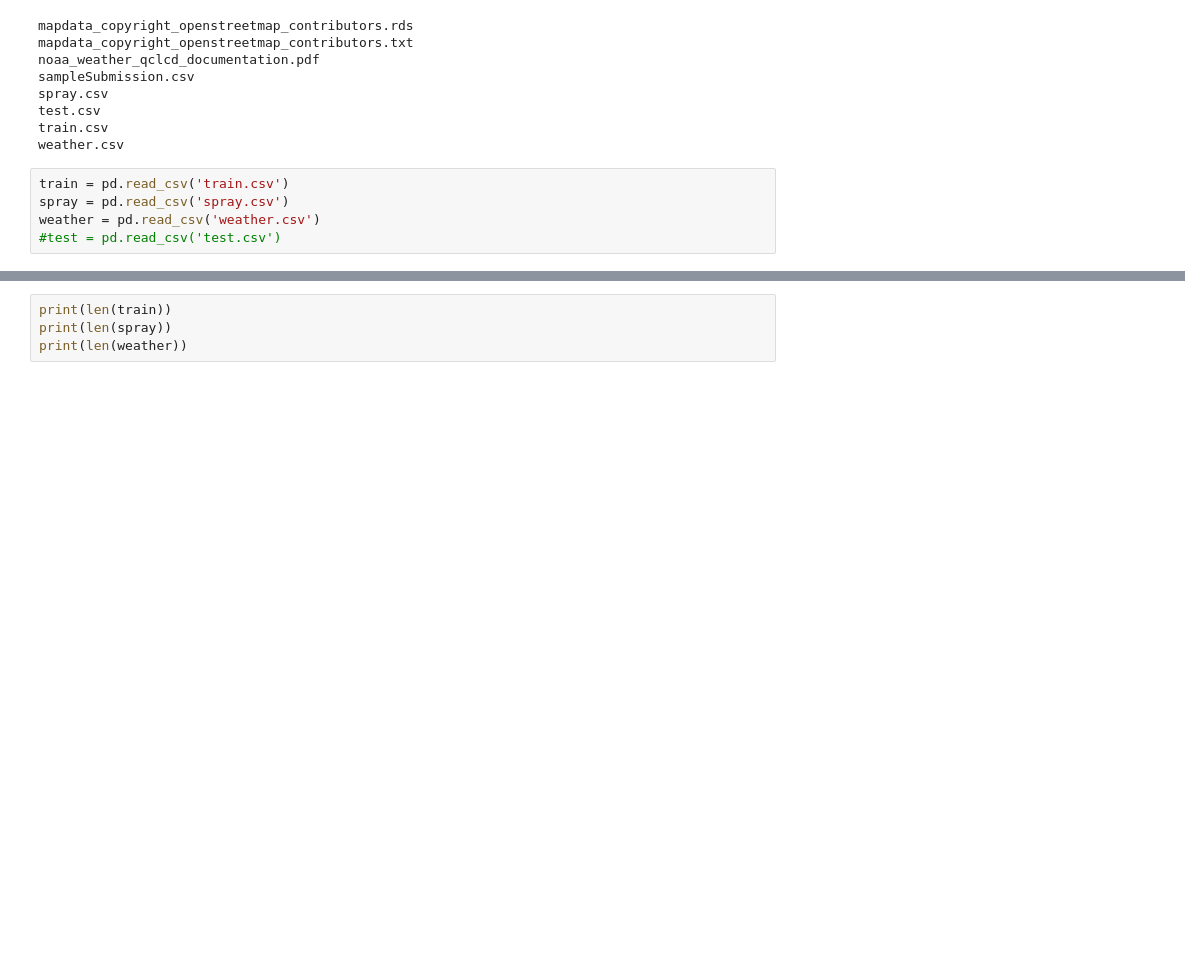
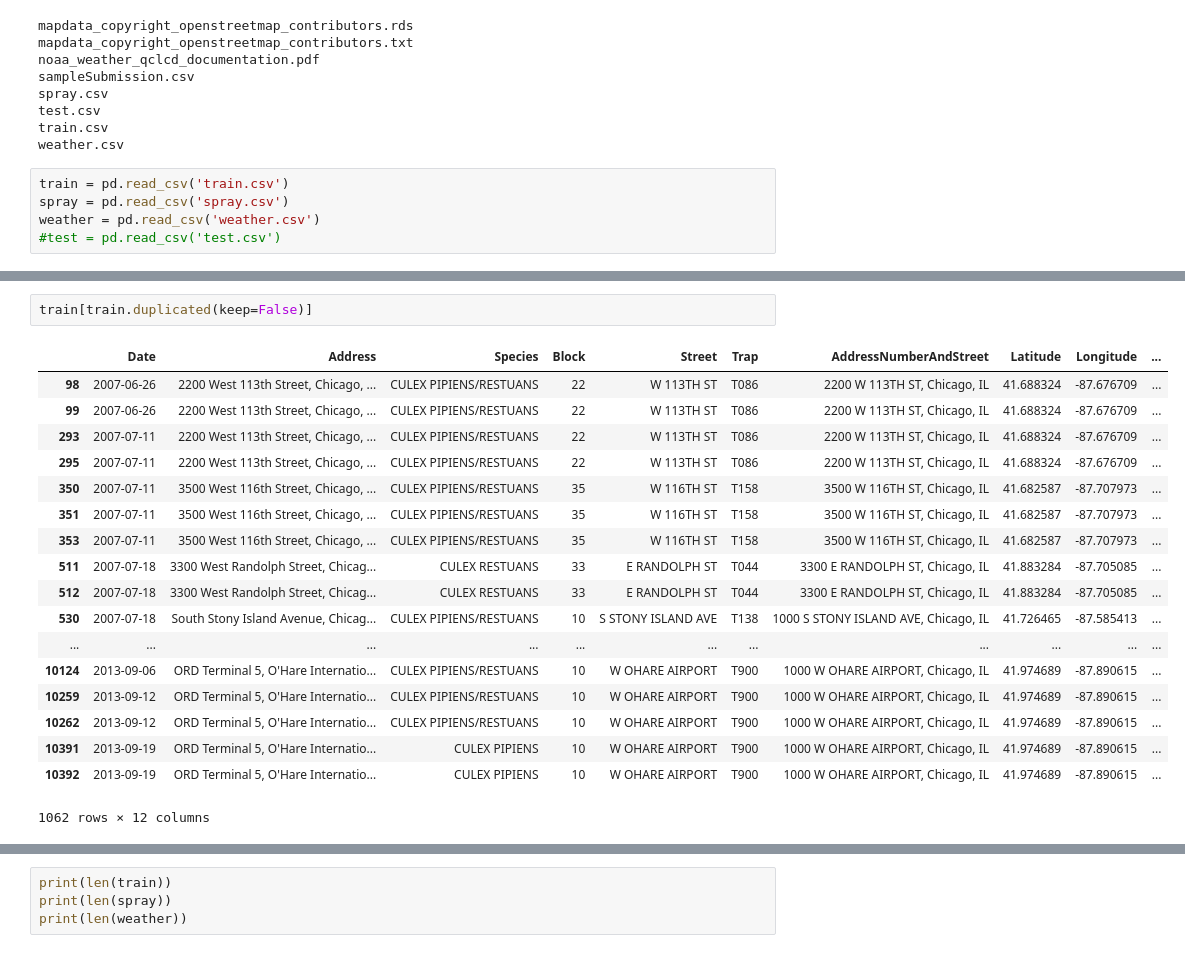
Before and after one commit to mjschillawski/west_nile_virus, a Jupyter notebook: schillawski_wnv.ipynb, the cells around one changed output, grey strips where cells are left out. Drawn from its saved outputs; the diff is of its cells as text; blank space fills up the shorter version.

```diff
--- a/schillawski_wnv.ipynb
+++ b/schillawski_wnv.ipynb
@@ -36,0 +90,21 @@ weather['Date'] = pd.to_datetime(weather['Date'])
+# %%
+train[train.duplicated(keep=False)]
+# %% [output]
+|  | Date | Address | Species | Block | Street | Trap | AddressNumberAndStreet | Latitude | Longitude | ... |
+| 98 | 2007-06-26 | 2200 West 113th Street, Chicago, ... | CULEX PIPIENS/RESTUANS | 22 | W 113TH ST | T086 | 2200 W 113TH ST, Chicago, IL | 41.688324 | -87.676709 | ... |
+| 99 | 2007-06-26 | 2200 West 113th Street, Chicago, ... | CULEX PIPIENS/RESTUANS | 22 | W 113TH ST | T086 | 2200 W 113TH ST, Chicago, IL | 41.688324 | -87.676709 | ... |
+| 293 | 2007-07-11 | 2200 West 113th Street, Chicago, ... | CULEX PIPIENS/RESTUANS | 22 | W 113TH ST | T086 | 2200 W 113TH ST, Chicago, IL | 41.688324 | -87.676709 | ... |
+| 295 | 2007-07-11 | 2200 West 113th Street, Chicago, ... | CULEX PIPIENS/RESTUANS | 22 | W 113TH ST | T086 | 2200 W 113TH ST, Chicago, IL | 41.688324 | -87.676709 | ... |
+| 350 | 2007-07-11 | 3500 West 116th Street, Chicago, ... | CULEX PIPIENS/RESTUANS | 35 | W 116TH ST | T158 | 3500 W 116TH ST, Chicago, IL | 41.682587 | -87.707973 | ... |
+| 351 | 2007-07-11 | 3500 West 116th Street, Chicago, ... | CULEX PIPIENS/RESTUANS | 35 | W 116TH ST | T158 | 3500 W 116TH ST, Chicago, IL | 41.682587 | -87.707973 | ... |
+| 353 | 2007-07-11 | 3500 West 116th Street, Chicago, ... | CULEX PIPIENS/RESTUANS | 35 | W 116TH ST | T158 | 3500 W 116TH ST, Chicago, IL | 41.682587 | -87.707973 | ... |
+| 511 | 2007-07-18 | 3300 West Randolph Street, Chicag... | CULEX RESTUANS | 33 | E RANDOLPH ST | T044 | 3300 E RANDOLPH ST, Chicago, IL | 41.883284 | -87.705085 | ... |
+| 512 | 2007-07-18 | 3300 West Randolph Street, Chicag... | CULEX RESTUANS | 33 | E RANDOLPH ST | T044 | 3300 E RANDOLPH ST, Chicago, IL | 41.883284 | -87.705085 | ... |
+| 530 | 2007-07-18 | South Stony Island Avenue, Chicag... | CULEX PIPIENS/RESTUANS | 10 | S STONY ISLAND AVE | T138 | 1000 S STONY ISLAND AVE, Chicago, IL | 41.726465 | -87.585413 | ... |
+| ... | ... | ... | ... | ... | ... | ... | ... | ... | ... | ... |
+| 10124 | 2013-09-06 | ORD Terminal 5, O'Hare Internatio... | CULEX PIPIENS/RESTUANS | 10 | W OHARE AIRPORT | T900 | 1000 W OHARE AIRPORT, Chicago, IL | 41.974689 | -87.890615 | ... |
+| 10259 | 2013-09-12 | ORD Terminal 5, O'Hare Internatio... | CULEX PIPIENS/RESTUANS | 10 | W OHARE AIRPORT | T900 | 1000 W OHARE AIRPORT, Chicago, IL | 41.974689 | -87.890615 | ... |
+| 10262 | 2013-09-12 | ORD Terminal 5, O'Hare Internatio... | CULEX PIPIENS/RESTUANS | 10 | W OHARE AIRPORT | T900 | 1000 W OHARE AIRPORT, Chicago, IL | 41.974689 | -87.890615 | ... |
+| 10391 | 2013-09-19 | ORD Terminal 5, O'Hare Internatio... | CULEX PIPIENS | 10 | W OHARE AIRPORT | T900 | 1000 W OHARE AIRPORT, Chicago, IL | 41.974689 | -87.890615 | ... |
+| 10392 | 2013-09-19 | ORD Terminal 5, O'Hare Internatio... | CULEX PIPIENS | 10 | W OHARE AIRPORT | T900 | 1000 W OHARE AIRPORT, Chicago, IL | 41.974689 | -87.890615 | ... |
+1062 rows × 12 columns
```
Also changed, not shown: parts of 52 cells of this notebook.
